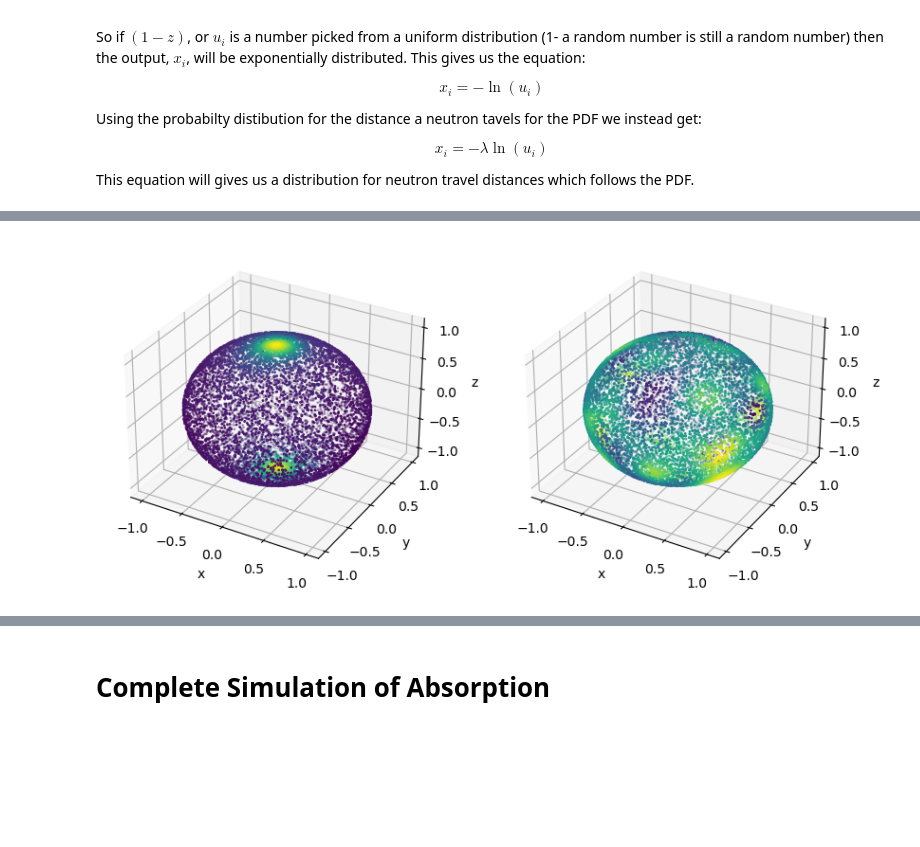
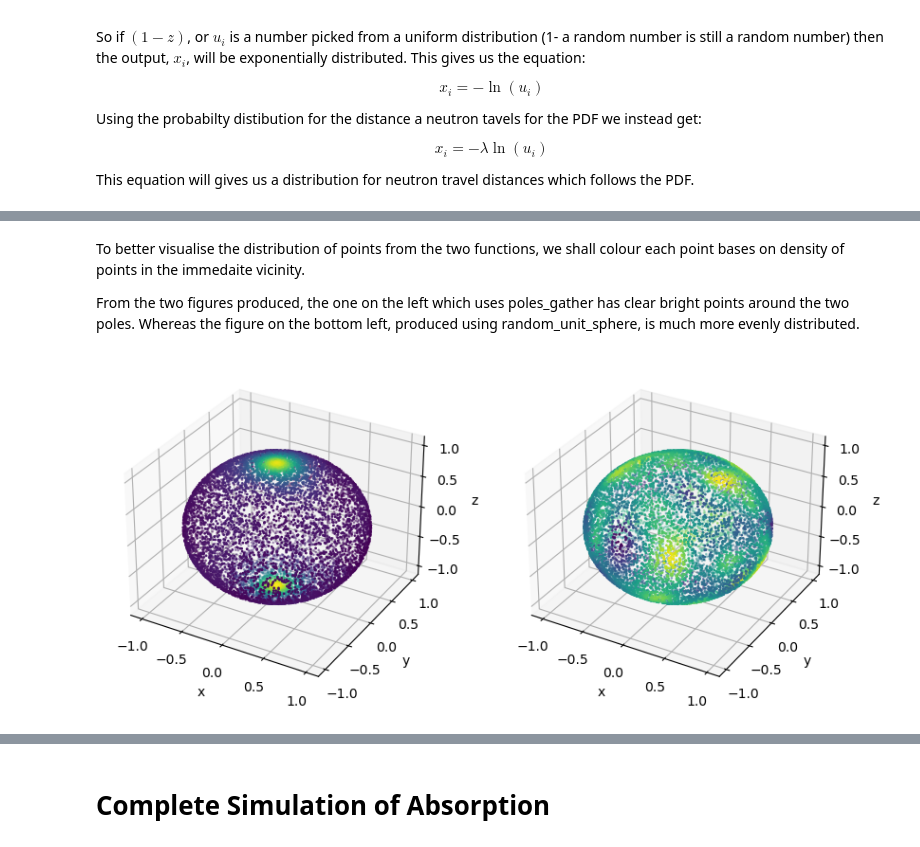
Before and after one commit to stanzi1626/MonteCarlo, a Jupyter notebook: project3.ipynb, the cells around one changed output, grey strips where cells are left out. Saved outputs shown, nothing was run; the diff lists cells and outputs as text; code cells hidden in the pictures; blank space fills up the shorter version.

```diff
--- a/project3.ipynb
+++ b/project3.ipynb
@@ -296,39 +317,43 @@ plt.show()
+# %% [markdown]
+To better visualise the distribution of points from the two functions, we shall colour each point bases on density of points in the immedaite vicinity.
+
+From the two figures produced, the one on the left which uses poles_gather has clear bright points around the two poles. Whereas the figure on the bottom left, produced using random_unit_sphere, is much more evenly distributed.
 # %%
 fig = plt.figure(figsize=(10,10))
 ax1 = fig.add_subplot(121, projection='3d')
 ax2 = fig.add_subplot(122, projection='3d')
 
 def normal_heat_map(axis, x_set, y_set, z_set):
     '''
     Function to generate a heat map from a given 3D datset.
     Uses a gaussian fit to determine the density of the
     values.
 
     Parameters
     ----------
-    dataset : 2D array of floats
-        Entire dataset for a randomly gnerated 3d region
-        that follows a normal distribution.
+    axis: matplotlib axis object
+    x_set : 1D array of floats
+    y_set : 1D array of floats
+    z_set : 1D array of floats
 
     Returns
     -------
-    None.
-
+    None
     '''
     density = gaussian_kde([x_set, y_set, z_set])([x_set, y_set, z_set])
 
     idx = density.argsort()
     x_set = x_set[idx]
     y_set = y_set[idx]
     z_set = z_set[idx]
     density = density[idx]
 
     axis.scatter(x_set, y_set, z_set, c=density, s=1)
     axis.set_xlabel('x')
     axis.set_ylabel('y')
     axis.set_zlabel('z')
 
 normal_heat_map(ax1, *poles_gather())
 normal_heat_map(ax2, *random_unit_sphere())
 # %% [output]
-[figure, old version]
+[figure, new version]
```
Also changed, not shown: parts of 38 cells of this notebook.
